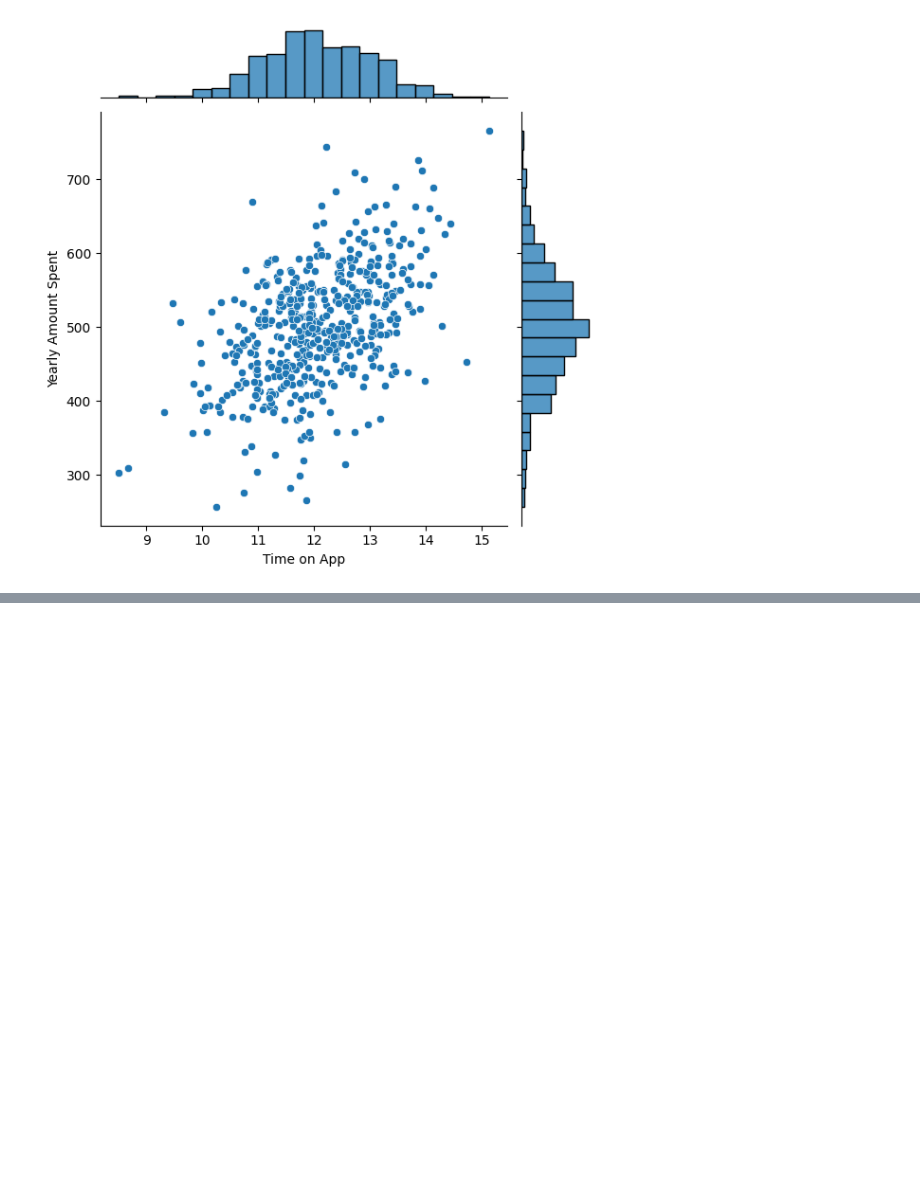
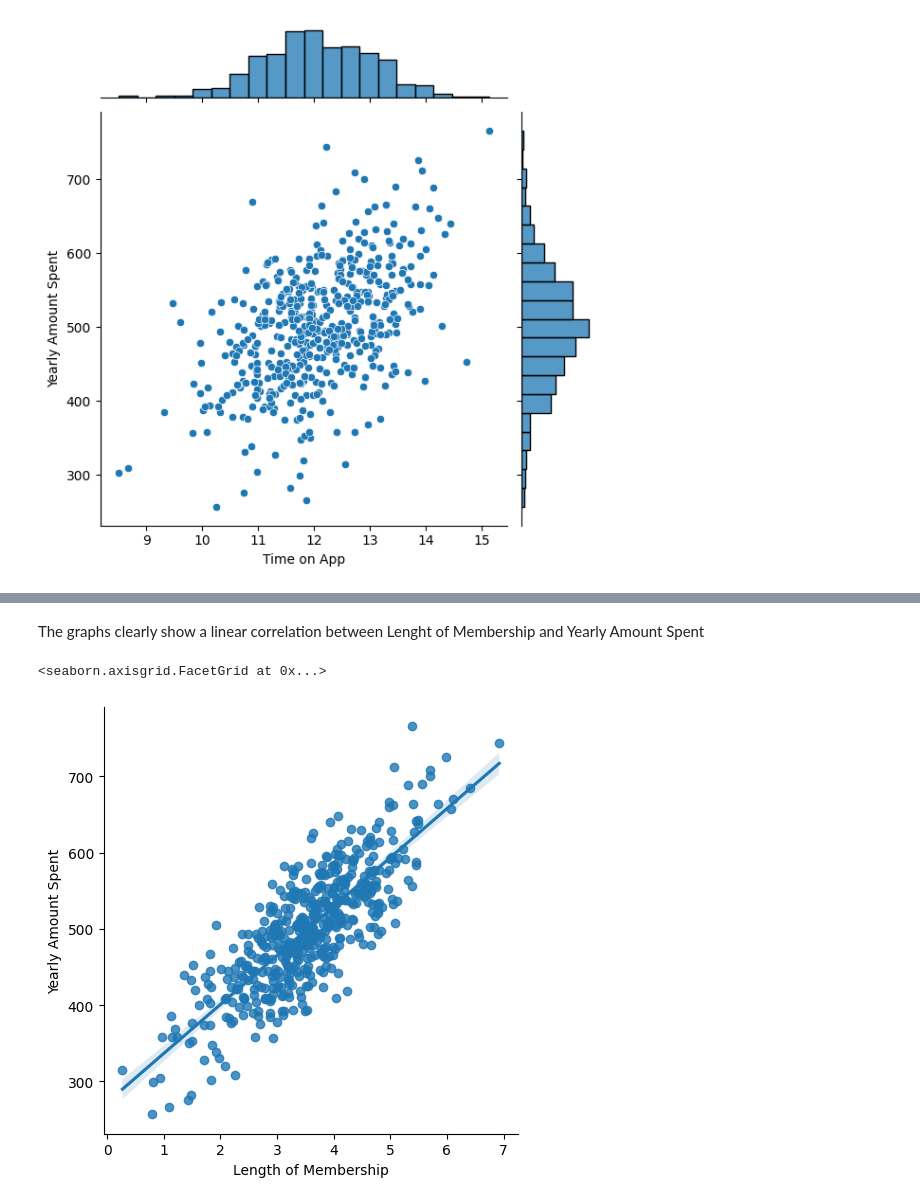
Before and after one commit to pedro-nunesm/Linear-Regression-Model-on-Eccomerce-Dataset, a Jupyter notebook: index.ipynb, the cells around one changed output, grey strips where cells are left out. Drawn from its saved outputs; the diff is of its cells as text; code cells hidden in the pictures; blank space fills up the shorter version.

```diff
--- a/index.ipynb
+++ b/index.ipynb
@@ -77,0 +74,7 @@ The variable Time on App has a much more linear relationship with Yearly Amount
+# %% [markdown]
+The graphs clearly show a linear correlation between Lenght of Membership and Yearly Amount Spent
+# %%
+sns.lmplot(data=clients, x='Length of Membership', y='Yearly Amount Spent')
+# %% [output]
+<seaborn.axisgrid.FacetGrid at 0x...>
+[figure, added]
```
Also changed, not shown: parts of 7 cells of this notebook.
